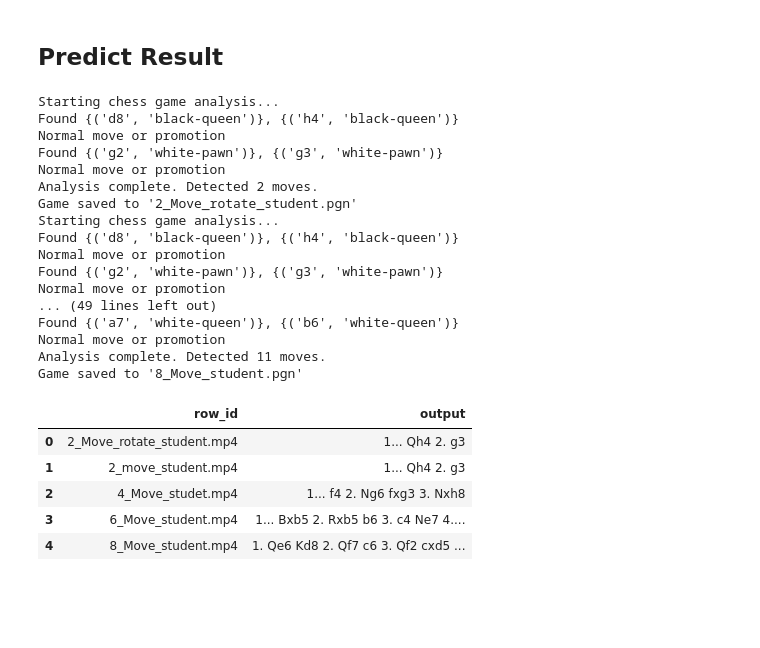
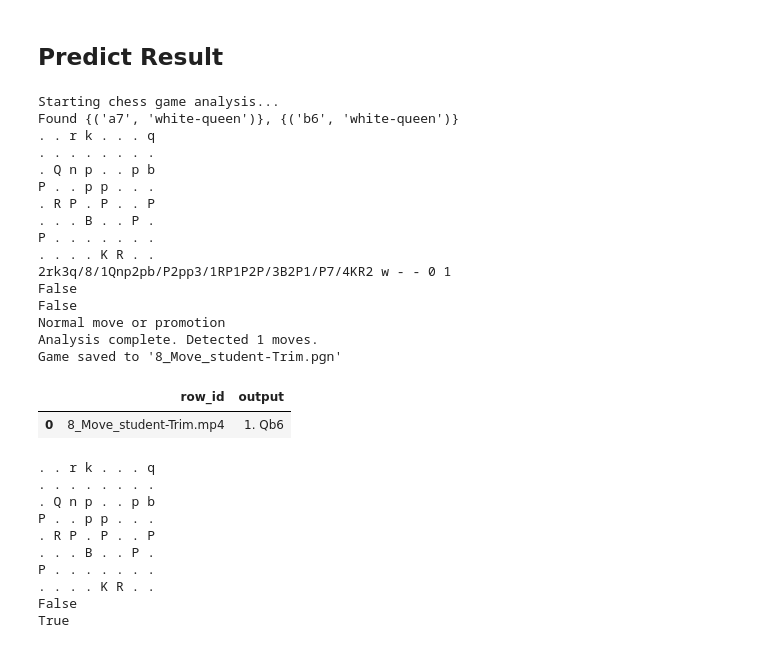
Before and after one commit to ThanatWongsamut/intro-dig-img-2024, a Jupyter notebook: v8-7.ipynb, the cells around one changed output. Drawn from its saved outputs; the diff is of its cells as text; code cells hidden in the pictures; blank space fills up the shorter version.

Commit message:
debug check with chess lib

```diff
--- a/v8-7.ipynb
+++ b/v8-7.ipynb
@@ -1014,42 +1046,53 @@ def export_move_to_csv(moves: Dict[str, str], filename: str):
 # %%
 MODEL_PATH = './yolo_model/weights/best.pt'
 
 VIDEO_NAMES = ["2_Move_rotate_student", "2_move_student", "4_Move_studet", "6_Move_student", "8_Move_student"]
-# VIDEO_NAMES = ["6_Move_student"]
+VIDEO_NAMES = ["8_Move_student-Trim"]
 
 results = {}
 
 for video_name in VIDEO_NAMES:
   VIDEO_PATH = f'./data/test_videos/{video_name}.mp4'
   OUTPUT_PATH = f'{video_name}.pgn'
 
   needs_rotation = 'rotate' in video_name.lower()
 
   moves_result = analyze_game(MODEL_PATH, VIDEO_PATH, OUTPUT_PATH, rotate=needs_rotation)
   results[f"{video_name}.mp4"] = moves_result
 
 export_move_to_csv(results, "submission")
 # %% [output]
 Starting chess game analysis...
-Found {('d8', 'black-queen')}, {('h4', 'black-queen')}
+Found {('a7', 'white-queen')}, {('b6', 'white-queen')}
+. . r k . . . q
+. . . . . . . .
+. Q n p . . p b
+P . . p p . . .
+. R P . P . . P
+. . . B . . P .
+P . . . . . . .
+. . . . K R . .
+2rk3q/8/1Qnp2pb/P2pp3/1RP1P2P/3B2P1/P7/4KR2 w - - 0 1
+False
+False
 Normal move or promotion
-Found {('g2', 'white-pawn')}, {('g3', 'white-pawn')}
-Normal move or promotion
-Analysis complete. Detected 2 moves.
-Game saved to '2_Move_rotate_student.pgn'
-Starting chess game analysis...
-Found {('d8', 'black-queen')}, {('h4', 'black-queen')}
-Normal move or promotion
-Found {('g2', 'white-pawn')}, {('g3', 'white-pawn')}
-Normal move or promotion
-... (49 lines left out)
-Found {('a7', 'white-queen')}, {('b6', 'white-queen')}
-Normal move or promotion
-Analysis complete. Detected 11 moves.
-Game saved to '8_Move_student.pgn'
+Analysis complete. Detected 1 moves.
+Game saved to '8_Move_student-Trim.pgn'
 |  | row_id | output |
-| 0 | 2_Move_rotate_student.mp4 | 1... Qh4 2. g3 |
-| 1 | 2_move_student.mp4 | 1... Qh4 2. g3 |
-| 2 | 4_Move_studet.mp4 | 1... f4 2. Ng6 fxg3 3. Nxh8 |
-| 3 | 6_Move_student.mp4 | 1... Bxb5 2. Rxb5 b6 3. c4 Ne7 4.... |
-| 4 | 8_Move_student.mp4 | 1. Qe6 Kd8 2. Qf7 c6 3. Qf2 cxd5 ... |
+| 0 | 8_Move_student-Trim.mp4 | 1. Qb6 |
+# %%
+board = chess.Board('2rk3q/8/1Qnp2pb/P2pp3/1RP1P2P/3B2P1/P7/4KR2 b - - 2 6')
+print(board)
+print(board.is_checkmate())
+print(board.is_check())
+# %% [output]
+. . r k . . . q
+. . . . . . . .
+. Q n p . . p b
+P . . p p . . .
+. R P . P . . P
+. . . B . . P .
+P . . . . . . .
+. . . . K R . .
+False
+True
```
Also changed, not shown: parts of 1 cell of this notebook, 2 other files.
